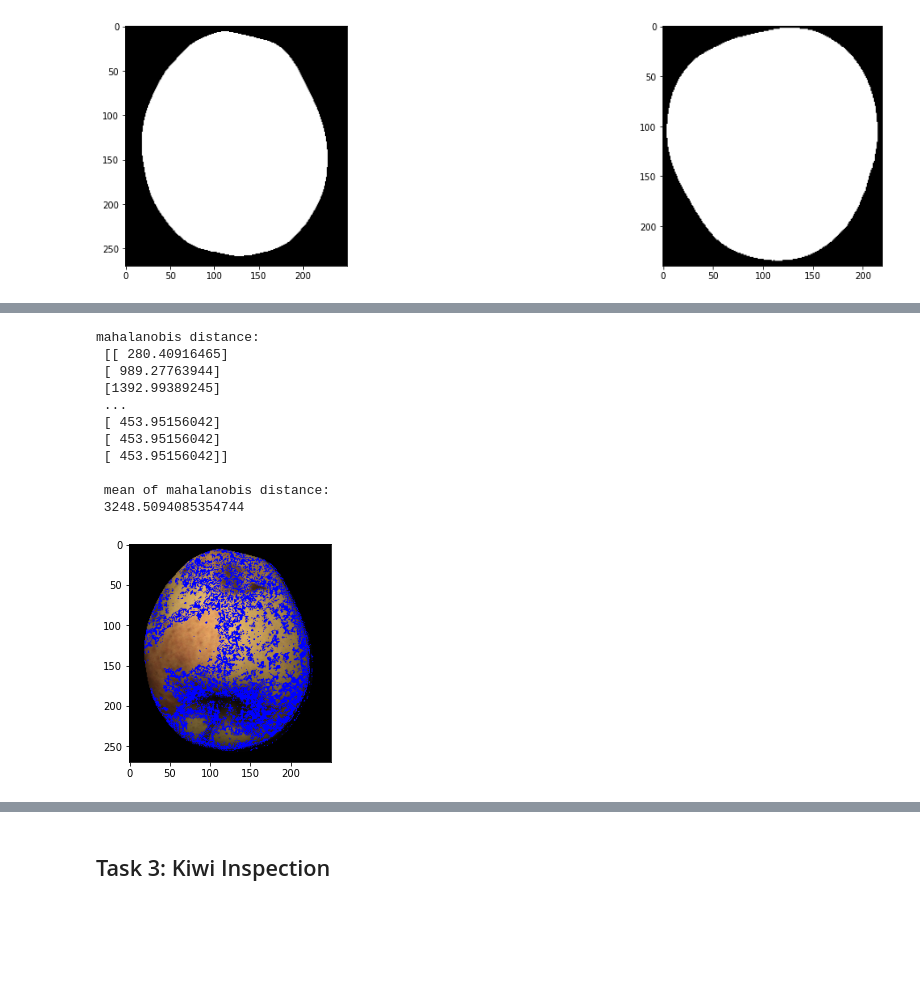
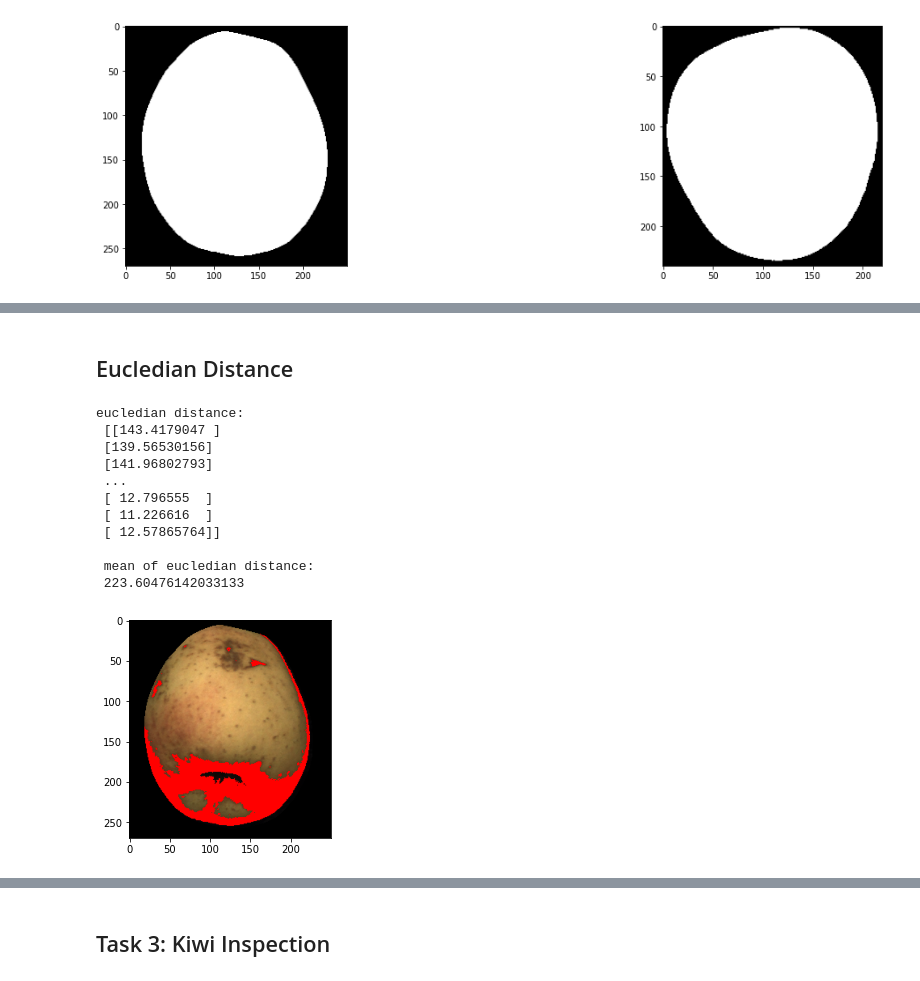
Before and after one commit to valentinaboriano/Computer-Vision, a Jupyter notebook: fruit_inspection.ipynb, the cells around one changed output, grey strips where cells are left out. Drawn from its saved outputs; the diff is of its cells as text; code cells hidden in the pictures; blank space fills up the shorter version.

```diff
--- a/fruit_inspection.ipynb
+++ b/fruit_inspection.ipynb
@@ -356,42 +603,45 @@ inverse_cov = np.array(inverse_cov)
+# %% [markdown]
+## Eucledian Distance
 # %%
-dist_m = []
-image_apple_0 = []
-k_ind_0= []
-l_ind_0 = []
+dist_e = []
+image_apple_e0 = []
+k_ind_e0= []
+l_ind_e0 = []
 m,n,channels = image_rgb[0].shape
 for k in range (0,m):
     for l in range(0,n):
-        if any(image_rgb[0][k,l,0:3]): #with this condition we can consider only the apple without the background
-            image_apple_0.append(image_rgb[0][k,l,0:3])
-            k_ind_0.append(k)
-            l_ind_0.append(l)
-            #covariance matrix
-            dist_m.append(np.sqrt(np.matmul( np.matmul(((image_rgb[0][k,l,0:3] - color_means[0]).reshape(1,-1)),inverse_cov[0]), (image_rgb[0][k,l,0:3]- color_means[0]))))
-mahala_0 = np.array(dist_m)
-mean_0 = mahala_0.mean()
-image_apple_0 = np.array(image_apple_0)
-print("mahalanobis distance: \n", mahala_0)
-print("\n mean of mahalanobis distance: \n", mean_0)
+        if any(image_rgb[0][k,l,0:3]>20): #with this condition we can consider only the apple without the background
+            image_apple_e0.append(image_rgb[0][k,l,0:3])
+            k_ind_e0.append(k)
+            l_ind_e0.append(l)
+            #eucledian distance
+            dist_e.append(np.sqrt(np.matmul(np.subtract(image_rgb[0][k,l,0:3] , color_means[0]).reshape(1,-1) , np.subtract(image_rgb[0][k,l,0:3] , color_means[0]))))
+eucledian_0 = np.array(dist_e)
+mean_e0 = eucledian_0.mean()
+image_apple_e0 = np.array(image_apple_e0)
+print("eucledian distance: \n", eucledian_0)
+print("\n mean of eucledian distance: \n", mean_0)
 # %% [output]
-mahalanobis distance:
- [[ 280.40916465]
- [ 989.27763944]
- [1392.99389245]
+eucledian distance:
+ [[143.4179047 ]
+ [139.56530156]
+ [141.96802793]
  ...
- [ 453.95156042]
- [ 453.95156042]
- [ 453.95156042]]
+ [ 12.796555  ]
+ [ 11.226616  ]
+ [ 12.57865764]]
 
- mean of mahalanobis distance:
- 3248.5094085354744
+ mean of eucledian distance:
+ 223.60476142033133
 # %%
-m,n = mahala_0.shape
-image_rgb_apple = image_rgb[0].copy()
+m,n = eucledian_0.shape
+image_rgb_apple_e0 = image_rgb[0].copy()
 for j in range(0,m):
-    if ((mahala_0[j,0] >1000) and (mahala_0[j,0]< mean_0)): #threshold that doesn't work so well
-        image_rgb_apple[k_ind_0[j],l_ind_0[j],0:3] = [0,0,255]
-plt.imshow(image_rgb_apple)
+    if eucledian_0[j,0]<70:
+        image_rgb_apple_e0[k_ind_e0[j],l_ind_e0[j],0:3] = [255,0,0]
+
+plt.imshow(image_rgb_apple_e0)
 plt.show()
 # %% [output]
-[figure, old version]
+[figure, new version]
 # %%
```
Also changed, not shown: parts of 14 cells of this notebook, 1 other file.
